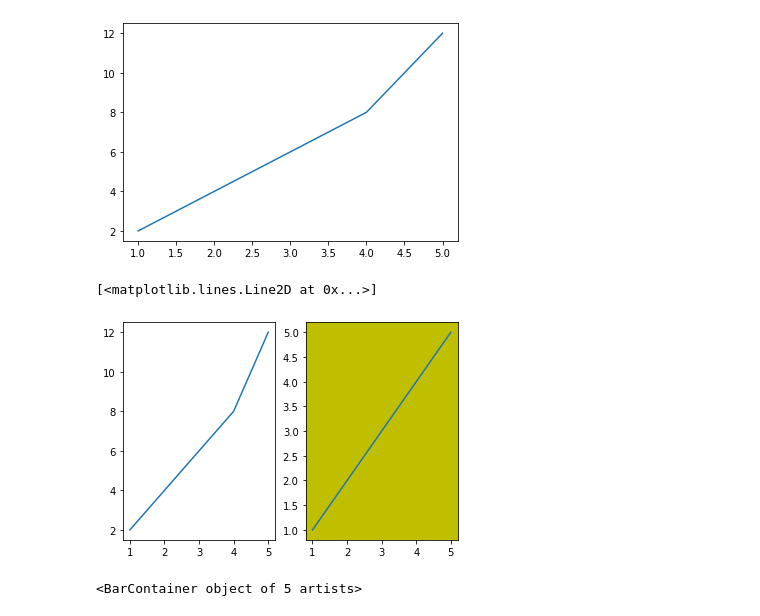
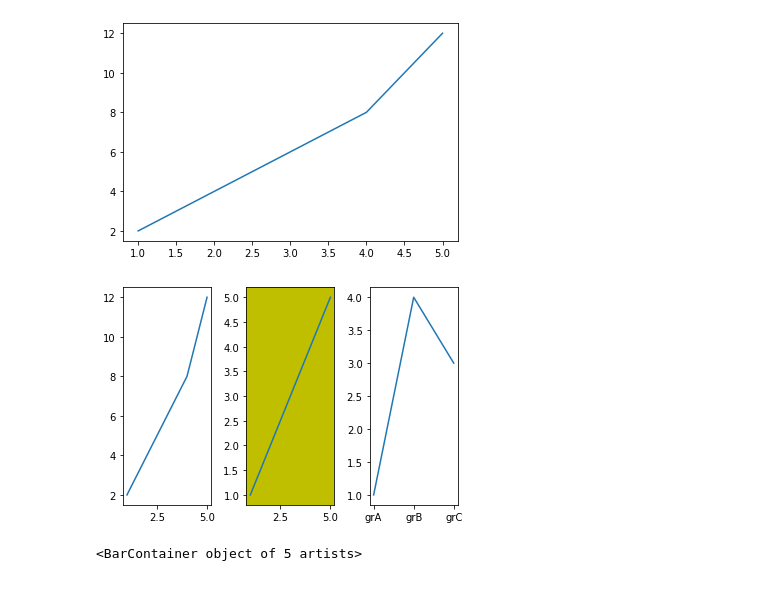
Before and after one commit to heEXDe/loose_jupyter_notebooks, a Jupyter notebook: math_with_python.ipynb, the cells around one changed output. Drawn from its saved outputs; the diff is of its cells as text; code cells hidden in the pictures.

```diff
--- a/math_with_python.ipynb
+++ b/math_with_python.ipynb
@@ -103,19 +103,26 @@ plt.plot(x, y)
 [<matplotlib.lines.Line2D at 0x...>]
 [figure]
 # %%
-# two plot - side by side
+# three plot - side by side
+# first plot
 x = [1, 2, 3, 4, 5]
 y = [2, 4, 6, 8, 12]
-plt.subplot(1, 2, 1)
+plt.subplot(1, 3, 1)
 plt.plot(x, y)
+# second plot with yellow background
 x = [1, 2, 3, 4, 5]
 y = [1, 2, 3, 4, 5]
-# second plot with yellow background
-plt.subplot(1, 2, 2, facecolor='y')
+plt.subplot(1, 3, 2, facecolor='y')
 plt.plot(x, y)
+# third plot - with categorical variables
+x = ['grA', 'grB', 'grC']
+y = [1, 4, 3]
+plt.subplot(1, 3, 3)
+plt.plot(x, y)
+# subplots layout parameters
+plt.subplots_adjust(wspace=0.4, hspace=0.4)
 # %% [output]
-[<matplotlib.lines.Line2D at 0x...>]
-[figure, old version]
+[figure, new version]
 # %%
 # Bar plot
 x = [1, 2, 3, 4, 5]
```
Also changed, not shown: parts of 4 cells of this notebook.
